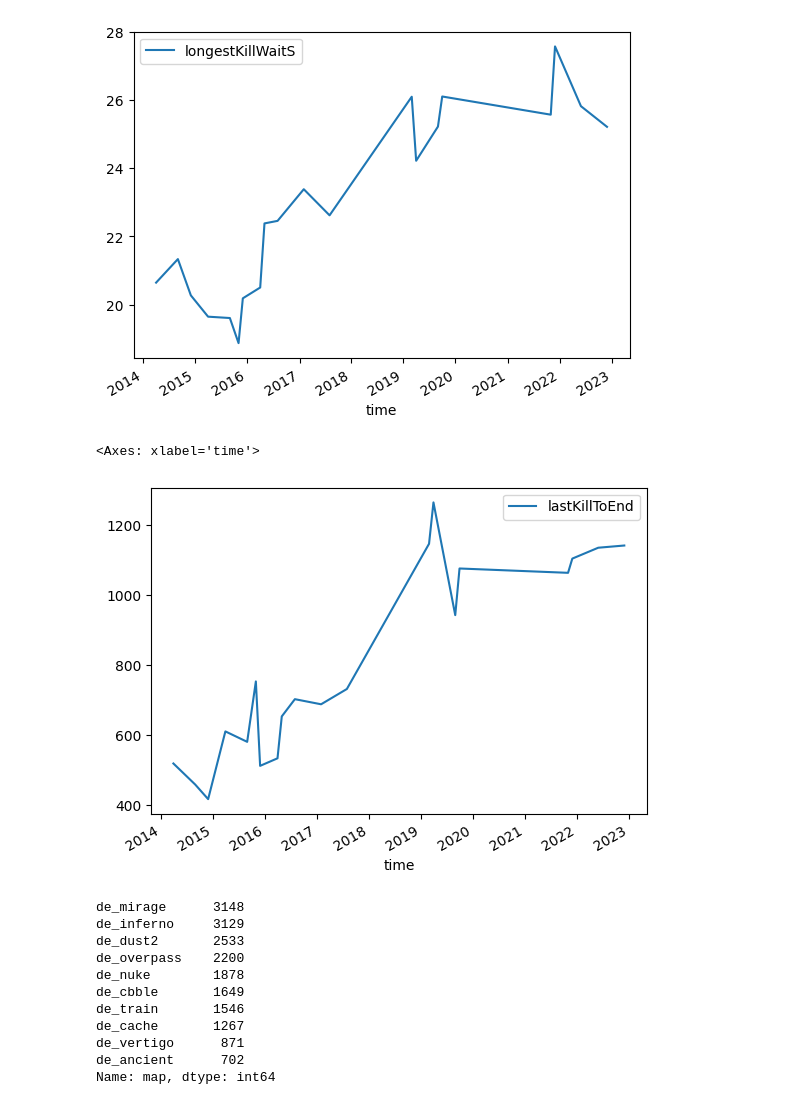
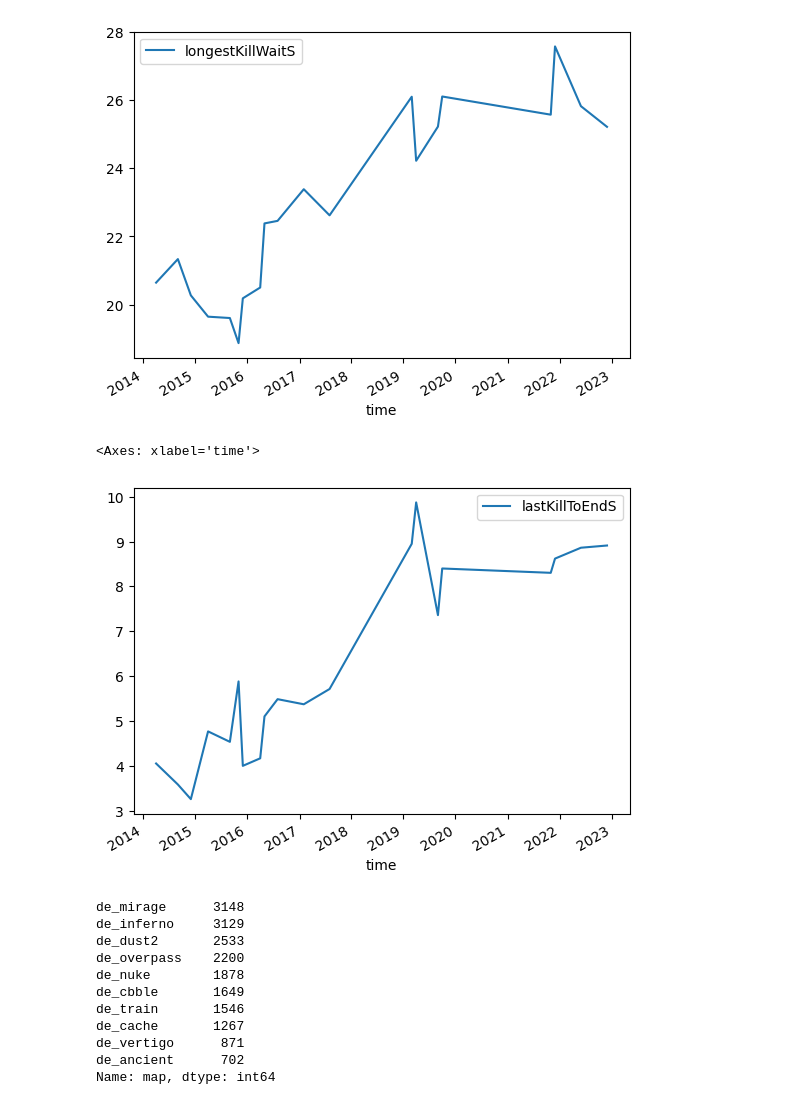
Before and after one commit to bevan-philip/have-cs-rounds-become-slower, a Jupyter notebook: analysis.ipynb, the cells around one changed output. Drawn from its saved outputs; the diff is of its cells as text; code cells hidden in the pictures.

```diff
--- a/analysis.ipynb
+++ b/analysis.ipynb
@@ -73,10 +73,10 @@ longestkill_plot.plot()
 <Axes: xlabel='time'>
 [figure]
 # %%
-monthly_average[['time', 'lastKillToEnd']].mean().dropna().plot()
+monthly_average[['time', 'lastKillToEndS']].mean().dropna().plot()
 # %% [output]
 <Axes: xlabel='time'>
-[figure, old version]
+[figure, new version]
 # %%
 csgo_df["team_a_players_str"] = csgo_df.team_a_players.apply(lambda x: str(sorted(x[1:-1].split(','))))
 csgo_df["team_b_players_str"] = csgo_df.team_b_players.apply(lambda x: str(sorted(x[1:-1].split(','))))
```
Also changed, not shown: parts of 3 cells of this notebook.
